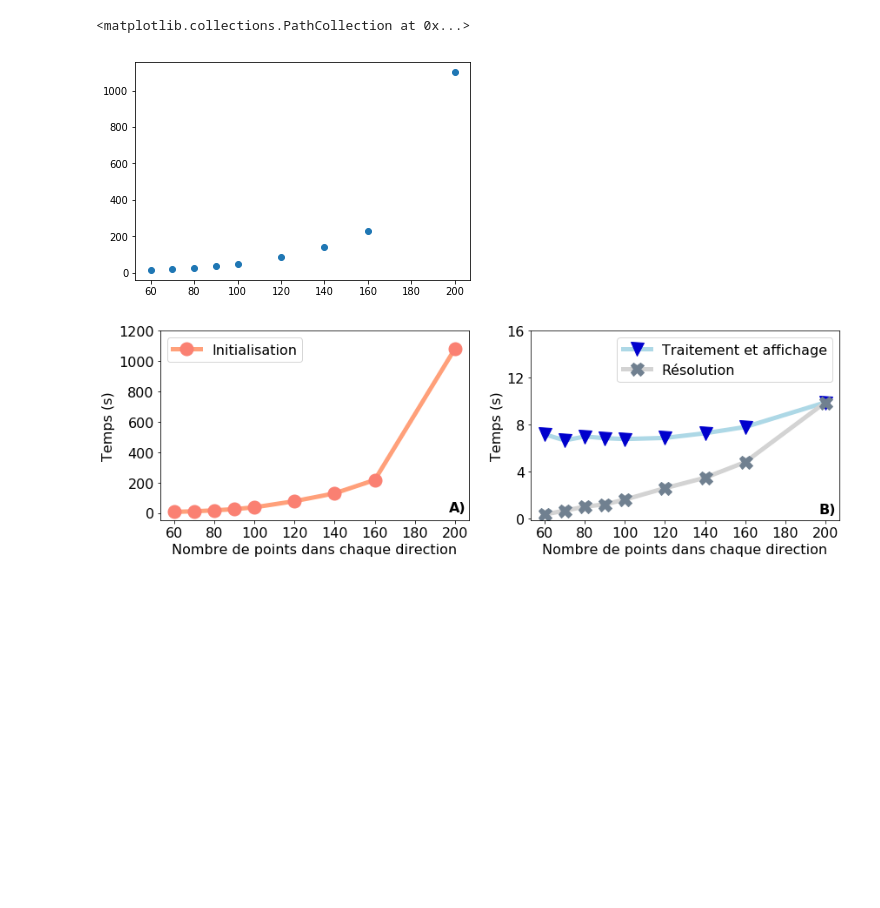
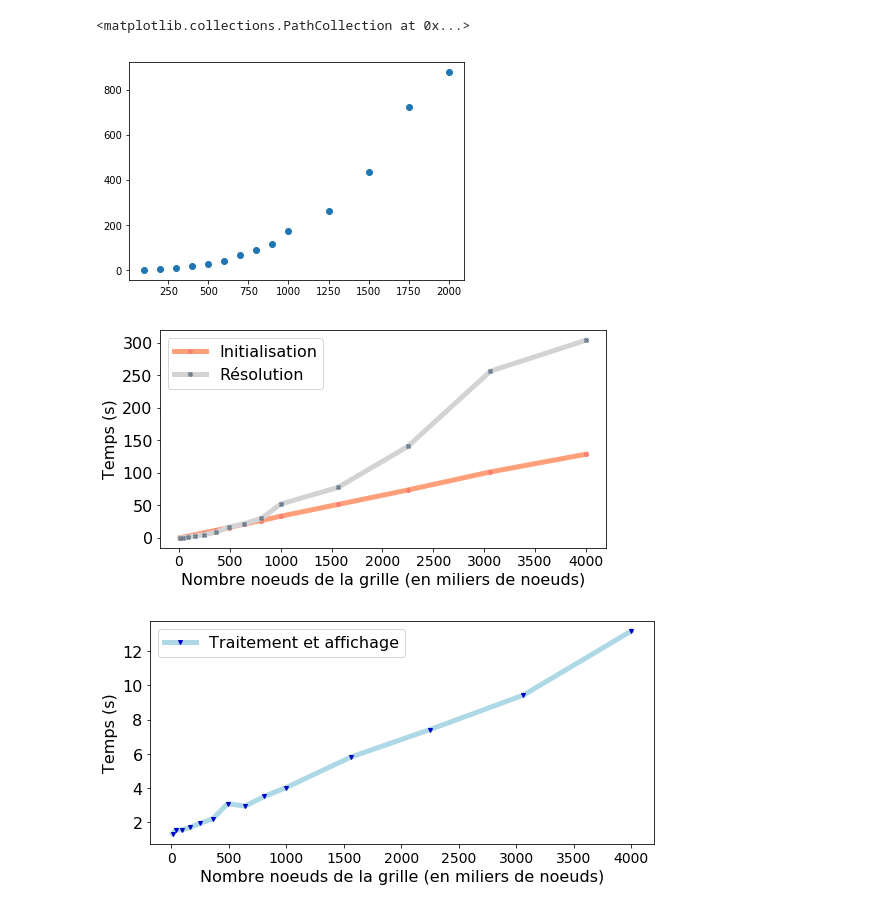
Before and after one commit to pierreluc-plt/ProjetSimulation, a Jupyter notebook: Graphique_de_Performance.ipynb, the cells around one changed output. Saved outputs shown, nothing was run; the diff lists cells and outputs as text; code cells hidden in the pictures; blank space fills up the shorter version.

Commit message:
Graphique de performance

```diff
--- a/Graphique_de_Performance.ipynb
+++ b/Graphique_de_Performance.ipynb
@@ -5,11 +5,11 @@ import matplotlib.pyplot as plt
 # %%
 data=pd.read_excel("Resultats/Performance.xlsx",skiprows=1)
 
-data.columns=["Nx","Temps","P_Inversion","P_Initialisation","P_Affichage"]
+data.columns=["Nx","Temps","P_Inversion","P_Initialisation","P_Affichage", "RAM"]
 data["T_Inversion"]=data.Temps*data.P_Inversion/100
 data["T_Initialisation"]=data.Temps*data.P_Initialisation/100
 data["T_Affichage"]=data.Temps*data.P_Affichage/100
 
-data=data[data.Nx!=180]
+data=data[:]
 data
 # %% [output]
@@ -27,34 +32,45 @@ data
 plt.scatter(data.Nx,data.Temps)
 # %% [output]
 <matplotlib.collections.PathCollection at 0x...>
-[figure, old version]
+[figure, new version]
 # %%
-fig,ax=plt.subplots(1,2,figsize=(14,4))
-# T=np.linspace(60,200,1000)
-# ax[0].plot(T,(T/35)**4)
-ax[0].plot(data.Nx,data.T_Initialisation, marker="o", markersize=15, lw=5, label="Initialisation", color="lightsalmon",\
+fig,ax=plt.subplots(1,1,figsize=(8,4))
+#T=np.array((data.Nx**2))/1000
+#ax.plot(T,(T/150)**2)
+ax.plot(np.array((data.Nx**2))/1000,data.T_Initialisation, marker="o", markersize=4, lw=5, label="Initialisation", color="lightsalmon",\
            alpha=1.0, mfc="salmon",mec="salmon")
-ax[0].set_xlabel("Nombre de points dans chaque direction", fontsize=16)
-ax[0].set_xticklabels(np.arange(60,201,20),fontsize=16)
-ax[0].set_xticks(np.arange(60,201,20))
-ax[0].set_ylabel("Temps (s)", fontsize=16)
-ax[0].set_yticklabels(np.arange(0,1201,200),fontsize=16)
-ax[0].set_yticks(np.arange(0,1201,200))
-ax[0].legend(fontsize=16)
-ax[0].text(197,10,"A)",fontsize=16,fontweight="bold")
+ax.set_xlabel("Nombre noeuds de la grille (en miliers de noeuds)", fontsize=16)
+plt.draw()
+ax.set_xticklabels(ax.get_xticklabels(),fontsize=14, rotation=0)
+ax.set_ylabel("Temps (s)", fontsize=16)
+ax.set_yticklabels(ax.get_yticklabels(),fontsize=16)
+# ax[0].set_yticks(np.arange(0,1201,200))
+ax.plot(np.array((data.Nx**2))/1000,data.T_Inversion, marker="X", markersize=4, lw=5,label="Résolution",color="lightgray",\
+           alpha=1.0, mfc="slategray",mec="slategray")
+ax.legend(fontsize=16)
+plt.savefig("Resultats/Temps_Nx_Resolution_Initialisation.png",dpi=200,bbox_inches='tight')
+plt.show()
 
-ax[1].plot(data.Nx,data.T_Affichage, marker="v", markersize=15, lw=5,label="Traitement et affichage",color="lightblue",\
+# ax[0].text(197,10,"A)",fontsize=16,fontweight="bold")
+
+fig,ax=plt.subplots(1,1,figsize=(8,4))
+ax.plot(np.array((data.Nx**2))/1000,data.T_Affichage, marker="v", markersize=4, lw=5,label="Traitement et affichage",color="lightblue",\
            alpha=1.0, mfc="mediumblue",mec="mediumblue")
-ax[1].plot(data.Nx,data.T_Inversion, marker="X", markersize=15, lw=5,label="Résolution",color="lightgray",\
-           alpha=1.0, mfc="slategray",mec="slategray")
-ax[1].set_xlabel("Nombre de points dans chaque direction", fontsize=16)
-ax[1].set_xticklabels(np.arange(60,201,20,dtype=np.int),fontsize=16,)
-ax[1].set_xticks(np.arange(60,201,20,dtype=np.int))
-ax[1].set_ylabel("Temps (s)", fontsize=16)
-ax[1].set_yticklabels(np.arange(0,16.1,4,dtype=np.int),fontsize=16)
-ax[1].set_yticks(np.arange(0,16.1,4))
-ax[1].legend(fontsize=16)
-ax[1].text(197,0.5,"B)",fontsize=16,fontweight="bold")
+
+ax.set_xlabel("Nombre noeuds de la grille (en miliers de noeuds)", fontsize=16)
+plt.draw()
+#ax.text(4000*1000,2.5,"B)",fontsize=16,fontweight="bold")
+ax.set_xticklabels(ax.get_xticklabels(),fontsize=14, rotation=0)
+ax.set_ylabel("Temps (s)", fontsize=16)
+ax.set_yticklabels(ax.get_yticklabels(),fontsize=16)
+ax.set_ylabel("Temps (s)", fontsize=16)
+
+# ax[1].set_yticklabels(np.arange(0,16.1,4,dtype=np.int),fontsize=16)
+# ax[1].set_yticks(np.arange(0,16.1,4))
+ax.legend(fontsize=16)
+plt.savefig("Resultats/Temps_Nx_Affichage.png",dpi=200, bbox_inches='tight')
+plt.tight_layout()
 plt.show()
 # %% [output]
-[figure, old version]
+[figure, new version]
+[figure, added]
```
Also changed, not shown: parts of 5 cells of this notebook, 3 other files.
